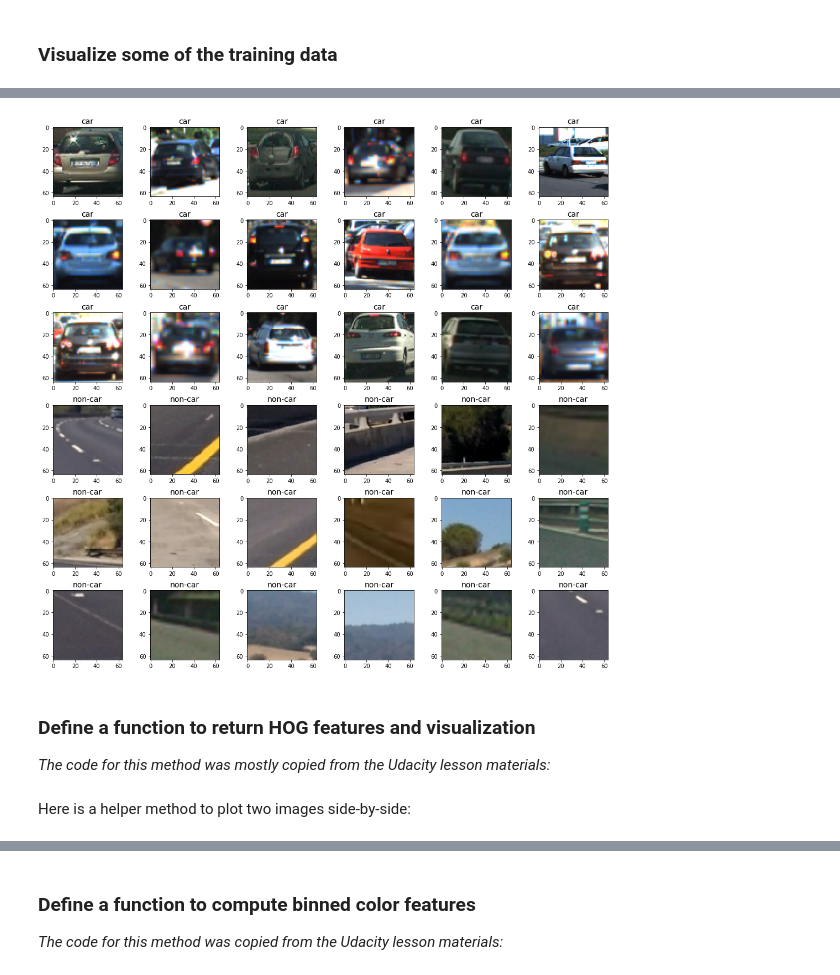
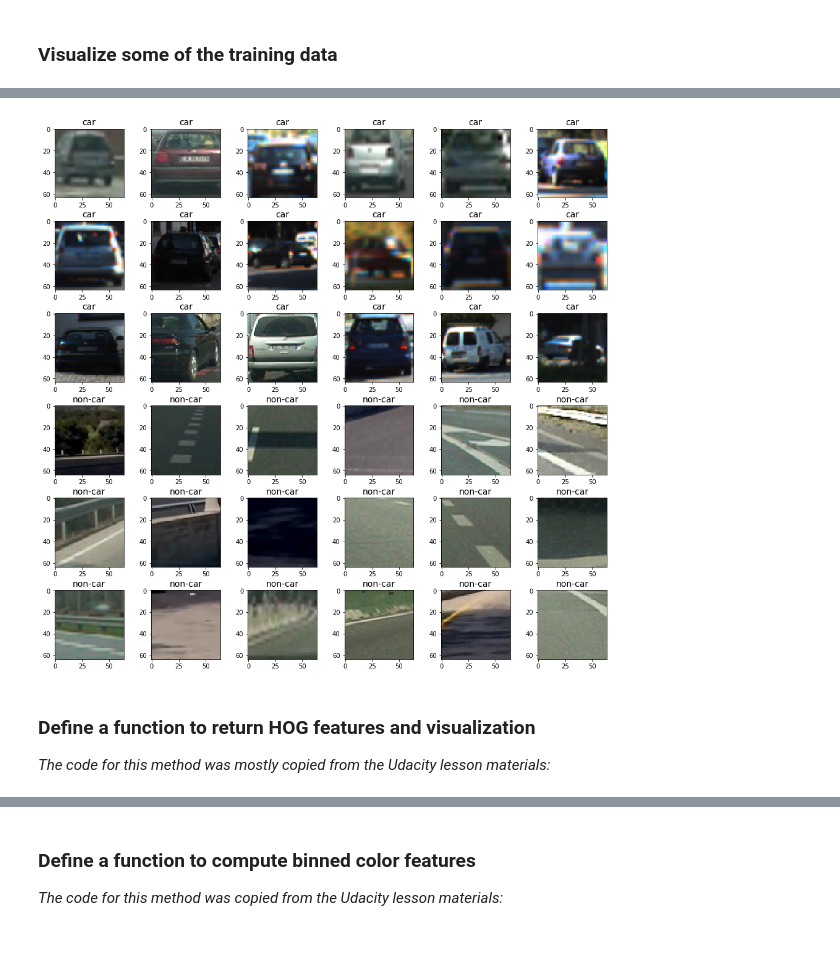
Before and after one commit to pascalirminger/CarND-Vehicle-Detection-P5, a Jupyter notebook: Pipeline.ipynb, the cells around one changed output, grey strips where cells are left out. Saved outputs shown, nothing was run; the diff lists cells and outputs as text; code cells hidden in the pictures; blank space fills up the shorter version.

```diff
--- a/Pipeline.ipynb
+++ b/Pipeline.ipynb
@@ -32,29 +59,29 @@ print(len(noncar_images), 'non-vehicles loaded.')
 # %%
 import matplotlib.pyplot as plt
 import matplotlib.image as mpimg
 import numpy as np
 
 %matplotlib inline
 
-fig, axes = plt.subplots(6, 6, figsize=(18,18))
+fig, axes = plt.subplots(6, 6, figsize=(16,16))
 fig.subplots_adjust(hspace=.2, wspace=.4)
 axes = axes.ravel()
 
 i=0
 # Pick some car images randomly and plot them
 for filepath in np.random.choice(car_images, 18):
     img = mpimg.imread(filepath)
     axes[i].set_title('car', fontsize=14)
     axes[i].imshow(img)
     i += 1
 # Pick some non-car images randomly and plot them
 for filepath in np.random.choice(noncar_images, 18):
     img = mpimg.imread(filepath)
     axes[i].set_title('non-car', fontsize=14)
     axes[i].imshow(img)
     i += 1
 # %% [output]
-[figure, old version]
+[figure, new version]
 # %% [markdown]
 ### Define a function to return HOG features and visualization
 
@@ -85,5 +112,3 @@ def get_hog_features(img, orient, pix_per_cell, cell_per_block, vis=False, featu
                        feature_vector=feature_vec,
                        block_norm='L2-Hys')
         return features
-# %% [markdown]
-Here is a helper method to plot two images side-by-side:
```
Also changed, not shown: parts of 48 cells of this notebook.
